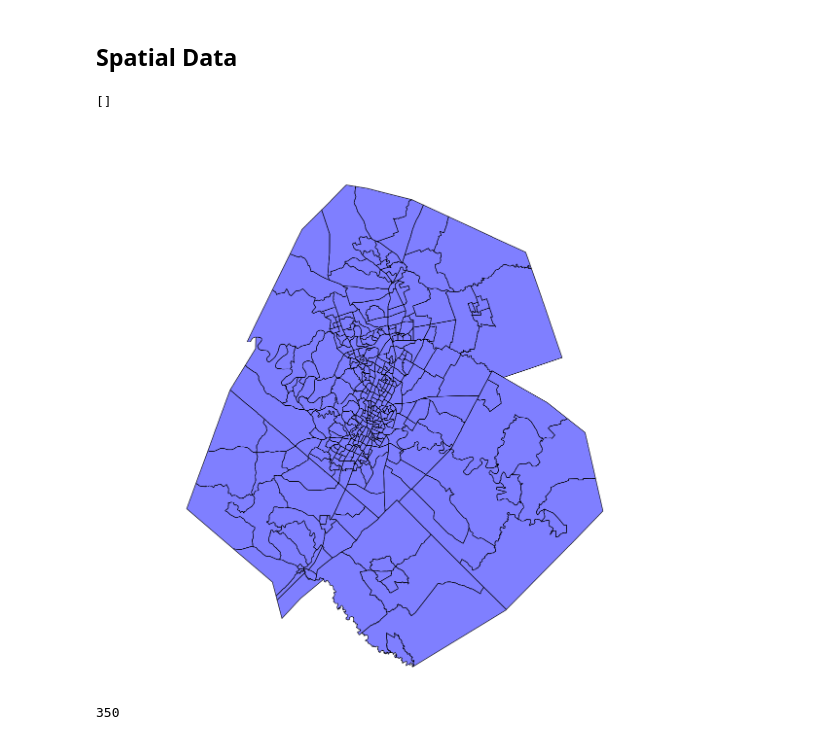
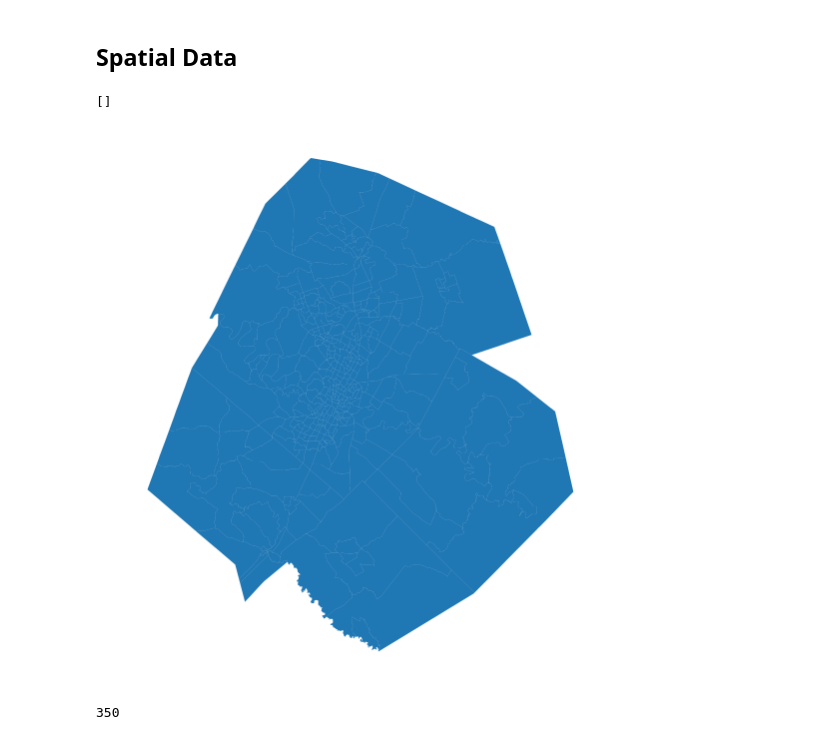
Before and after one commit to geoss/censumander, a Jupyter notebook: code/austin.ipynb, the cells around one changed output. Saved outputs shown, nothing was run; the diff lists cells and outputs as text; code cells hidden in the pictures.

```diff
--- a/code/austin.ipynb
+++ b/code/austin.ipynb
@@ -19,13 +20,13 @@ rcParams['figure.figsize'] = 20,20  #set the default map size
 # %%
 # read in the Austin shapefile and plot it
 shp_map = gp.read_file('example_data/12420.shp')
 shp_map['constant'] = 1
-p = shp_map.plot('constant', alpha=0.5, colormap='winter')
+p = shp_map.plot()
 p.axis('off')
 p.plot()
 # %% [output]
 []
-[figure, old version]
+[figure, new version]
 # %%
 # read spatial data into python and run some diagnostics
 w = ps.rook_from_shapefile('example_data/12420.shp', idVariable='GEOID10')
```
Also changed, not shown: parts of 7 cells of this notebook, 3 other files.
